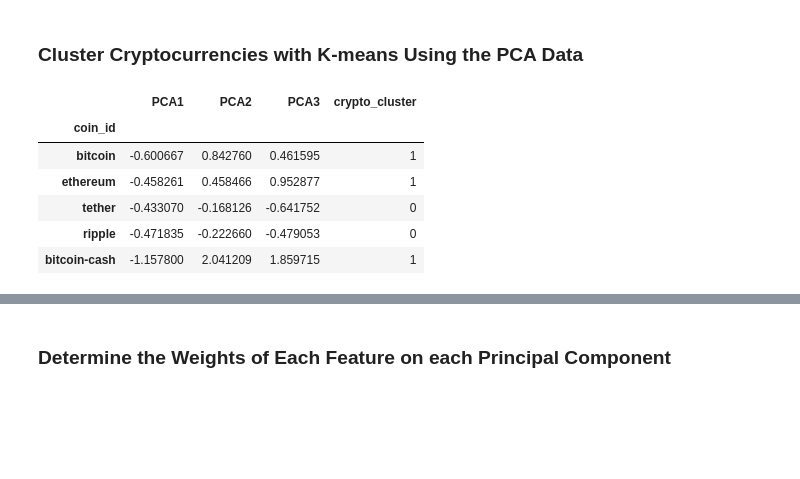
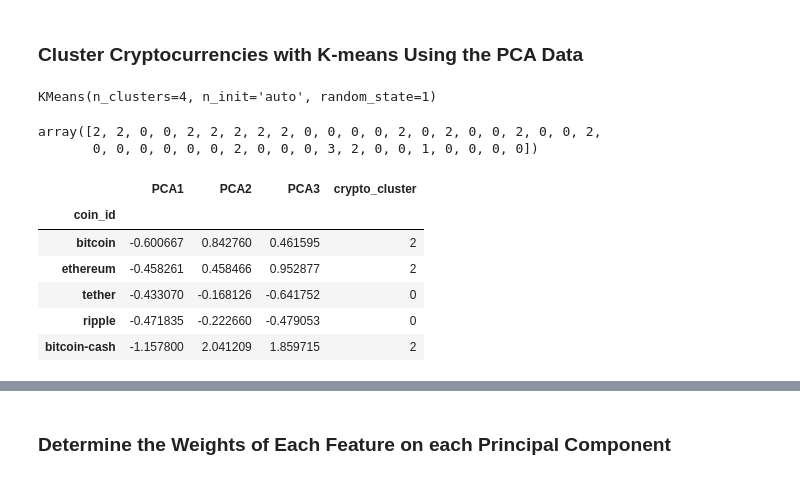
Before and after one commit to NeifyT/CryptoClustering, a Jupyter notebook: Crypto_Clustering.ipynb, the cells around one changed output, grey strips where cells are left out. Saved outputs shown, nothing was run; the diff lists cells and outputs as text; code cells hidden in the pictures; blank space fills up the shorter version.

```diff
--- a/Crypto_Clustering.ipynb
+++ b/Crypto_Clustering.ipynb
@@ -161,17 +293,18 @@ array([0.3719856 , 0.34700813, 0.17603793])
 # %%
 # Create a new DataFrame with the PCA data.
 # Note: The code for this step is provided for you
-
+## note the note, I don't see any code for this step so making my own
 # Creating a DataFrame with the PCA data
-
+market_data_pca_df = pd.DataFrame(market_data_pca, columns=["PCA1", "PCA2", "PCA3"])
 
 # Copy the crypto names from the original data
-
+market_data_pca_df["coin_id"] = market_data_df.index
 
 # Set the coinid column as index
-
+market_data_pca_df = market_data_pca_df.set_index("coin_id")
 
 # Display sample data
+market_data_pca_df.head(10)
 # %% [output]
 |  | PCA1 | PCA2 | PCA3 |
 | coin_id |  |  |  |
@@ -237,4 +380,12 @@ array([0.3719856 , 0.34700813, 0.17603793])
 # %% [markdown]
 ### Cluster Cryptocurrencies with K-means Using the PCA Data
+# %%
+# Initialize the K-Means model using the best value for k
+## I did not put this and the next three cells into a defined function
+##   as we want to see some output even though this is a repeat from above
+market_pca_model = KMeans(n_clusters=4, n_init="auto", random_state=1)
 # %%
-# Initialize the K-Means model using the best value for k
+# Fit the K-Means model using the PCA data
+market_pca_model.fit(market_data_pca_df)
+# %% [output]
+KMeans(n_clusters=4, n_init='auto', random_state=1)
@@ -243,21 +392,26 @@ array([0.3719856 , 0.34700813, 0.17603793])
 # %%
 # Predict the clusters to group the cryptocurrencies using the PCA data
-
+market_pca_clusters = market_pca_model.predict(market_data_pca_df)
 
 # Print the resulting array of cluster values.
+market_pca_clusters
+# %% [output]
+array([2, 2, 0, 0, 2, 2, 2, 2, 2, 0, 0, 0, 0, 2, 0, 2, 0, 0, 2, 0, 0, 2,
+       0, 0, 0, 0, 0, 0, 2, 0, 0, 0, 3, 2, 0, 0, 1, 0, 0, 0, 0])
 # %%
 # Create a copy of the DataFrame with the PCA data
-
+market_data_pca_clusters_df = market_data_pca_df.copy()
 
 # Add a new column to the DataFrame with the predicted clusters
-
+market_data_pca_clusters_df["crypto_cluster"] = market_pca_clusters
 
 # Display sample data
+market_data_pca_clusters_df.head()
 # %% [output]
 |  | PCA1 | PCA2 | PCA3 | crypto_cluster |
 | coin_id |  |  |  |  |
-| bitcoin | -0.600667 | 0.842760 | 0.461595 | 1 |
-| ethereum | -0.458261 | 0.458466 | 0.952877 | 1 |
+| bitcoin | -0.600667 | 0.842760 | 0.461595 | 2 |
+| ethereum | -0.458261 | 0.458466 | 0.952877 | 2 |
 | tether | -0.433070 | -0.168126 | -0.641752 | 0 |
 | ripple | -0.471835 | -0.222660 | -0.479053 | 0 |
-| bitcoin-cash | -1.157800 | 2.041209 | 1.859715 | 1 |
+| bitcoin-cash | -1.157800 | 2.041209 | 1.859715 | 2 |
```
Also changed, not shown: parts of 35 cells of this notebook, 1 other file.
